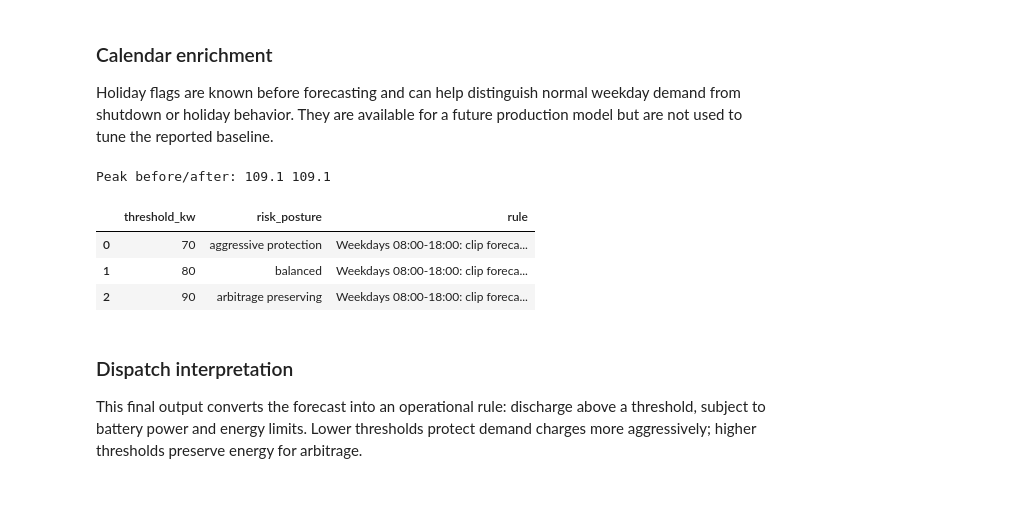
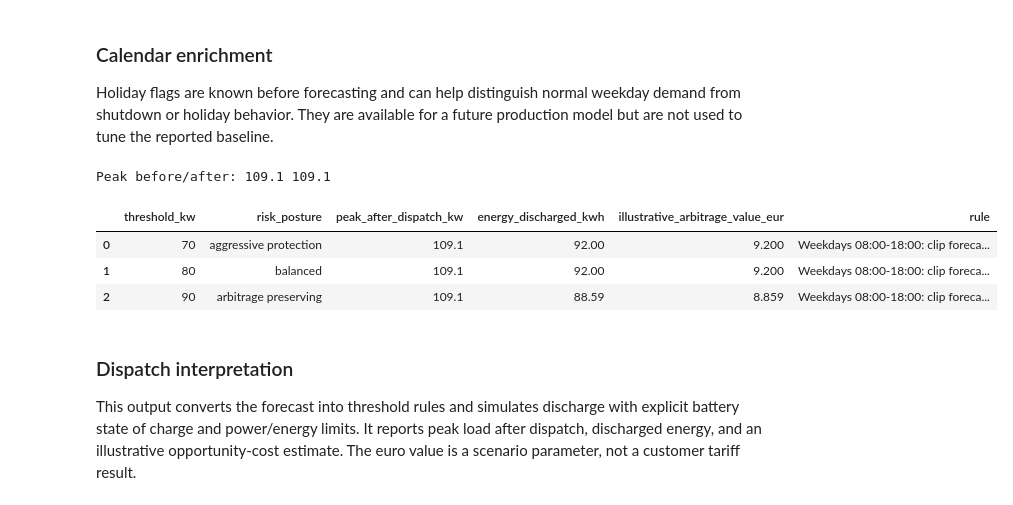
Before and after one commit to killivion/2026_BESS_PeakShavings, a Jupyter notebook: bess_peak_shaving_case_study.ipynb, the cells around one changed output. Drawn from its saved outputs; the diff is of its cells as text; code cells hidden in the pictures.

```diff
--- a/bess_peak_shaving_case_study.ipynb
+++ b/bess_peak_shaving_case_study.ipynb
@@ -25,12 +29,11 @@ German public holidays are added as an available explanatory flag. The dispatch
 
 The saved figures are in `outputs/plots/`, and the full pipeline remains runnable with `python main.py`.
 # %%
-# Setup: imports, paths, reproducibility, and cleaned data.
+# Setup: initialize the reusable case pipeline and inspect data quality.
 from pathlib import Path
 import sys
 import importlib
 import numpy as np
-import pandas as pd
 from IPython.display import Image, display
 
 ROOT = Path.cwd()
@@ -39,24 +42,8 @@ if not (ROOT / "src").exists():
 sys.path.insert(0, str(ROOT))
 import src.bess_forecasting as bess
 bess = importlib.reload(bess)
-load_and_prepare = bess.load_and_prepare
-add_calendar_features = bess.add_calendar_features
-add_german_holiday_flag = bess.add_german_holiday_flag
-asymmetric_metrics = bess.asymmetric_metrics
-evaluate_holdout = bess.evaluate_holdout
-peak_summary = bess.peak_summary
-plot_eda = bess.plot_eda
-plot_forecast_comparison = bess.plot_forecast_comparison
-run_forecast_analysis = bess.run_forecast_analysis
-run_dispatch_demo = bess.run_dispatch_demo
-seasonal_forecast = bess.seasonal_forecast
-
 np.random.seed(42)
-DATA = ROOT / "load_timeseries_2025_case_study.csv"
-OUTPUT = ROOT / "outputs"
-PLOT_DIR = OUTPUT / "plots"
-frame = add_calendar_features(load_and_prepare(DATA))
-raw = pd.read_csv(DATA, sep=";", decimal=",")
+DATA, OUTPUT, PLOT_DIR, frame, raw = bess.initialize_case(ROOT)
 print(f"Python {sys.version.split()[0]} | {len(frame):,} regular 15-minute rows")
 print(f"Date range: {frame.index.min():%d %b %Y} to {frame.index.max():%d %b %Y}")
 print(f"Observed gaps: {(~frame.was_observed).sum()} | artifacts: {frame.is_artifact.sum()} | unresolved missing: {frame.load_kw.isna().sum()}")
@@ -76,7 +63,7 @@ eda_paths = plot_eda(frame, PLOT_DIR); display(*[Image(filename=str(path)) for p
 ### What the EDA shows
 The first figure summarizes the site's operating shape and weekday/weekend contrast. The second identifies when high-load events occur and therefore when discharge capacity is commercially valuable. The printed persistence statistics indicate how long a peak may need to be covered.
 # %%
-analysis = run_forecast_analysis(frame, PLOT_DIR); metrics = analysis["metrics"]; actual = analysis["actual"]; conservative = analysis["forecast"]; display(metrics); display(*[Image(filename=str(path)) for path in analysis["plot_paths"]])
+analysis = bess.run_forecast_analysis(frame, PLOT_DIR); metrics = analysis["metrics"]; actual = analysis["actual"]; conservative = analysis["forecast"]; display(metrics); display(*[Image(filename=str(path)) for path in analysis["plot_paths"]])
 # %% [output]
 |  | horizon_15min | model | n | mae_kw | rmse_kw | underforecast_rate | underforecast_mae_kw | ... |
 | 0 | 1 | weekly_seasonal_naive | 5359.0 | 15.999795 | 24.774039 | 0.450830 | 13.791921 | ... |
@@ -93,18 +80,18 @@ The table reports symmetric accuracy together with under-forecast and peak-miss
 # %%
-frame = add_german_holiday_flag(frame); print("German public-holiday intervals:", int(frame.is_public_holiday.sum()))
+frame = bess.add_german_holiday_flag(frame); print("German public-holiday intervals:", int(frame.is_public_holiday.sum()))
 # %% [output]
 German public-holiday intervals: 864
 # %% [markdown]
 ### Calendar enrichment
 Holiday flags are known before forecasting and can help distinguish normal weekday demand from shutdown or holiday behavior. They are available for a future production model but are not used to tune the reported baseline.
 # %%
-sim, threshold_scenarios = run_dispatch_demo(frame, conservative); print("Peak before/after:", round(sim.load_kw.max(), 2), round(sim.net_load_kw.max(), 2)); display(threshold_scenarios)
+sim, threshold_scenarios = bess.run_dispatch_demo(frame, conservative); print("Peak before/after:", round(sim.load_kw.max(), 2), round(sim.net_load_kw.max(), 2)); display(threshold_scenarios)
 # %% [output]
 Peak before/after: 109.1 109.1
-|  | threshold_kw | risk_posture | rule |
-| 0 | 70 | aggressive protection | Weekdays 08:00-18:00: clip foreca... |
-| 1 | 80 | balanced | Weekdays 08:00-18:00: clip foreca... |
-| 2 | 90 | arbitrage preserving | Weekdays 08:00-18:00: clip foreca... |
+|  | threshold_kw | risk_posture | peak_after_dispatch_kw | energy_discharged_kwh | illustrative_arbitrage_value_eur | rule |
+| 0 | 70 | aggressive protection | 109.1 | 92.00 | 9.200 | Weekdays 08:00-18:00: clip foreca... |
+| 1 | 80 | balanced | 109.1 | 92.00 | 9.200 | Weekdays 08:00-18:00: clip foreca... |
+| 2 | 90 | arbitrage preserving | 109.1 | 88.59 | 8.859 | Weekdays 08:00-18:00: clip foreca... |
 # %% [markdown]
 ### Dispatch interpretation
-This final output converts the forecast into an operational rule: discharge above a threshold, subject to battery power and energy limits. Lower thresholds protect demand charges more aggressively; higher thresholds preserve energy for arbitrage.
+This output converts the forecast into threshold rules and simulates discharge with explicit battery state of charge and power/energy limits. It reports peak load after dispatch, discharged energy, and an illustrative opportunity-cost estimate. The euro value is a scenario parameter, not a customer tariff result.
```
Also changed, not shown: parts of 5 cells of this notebook, 5 other files.
